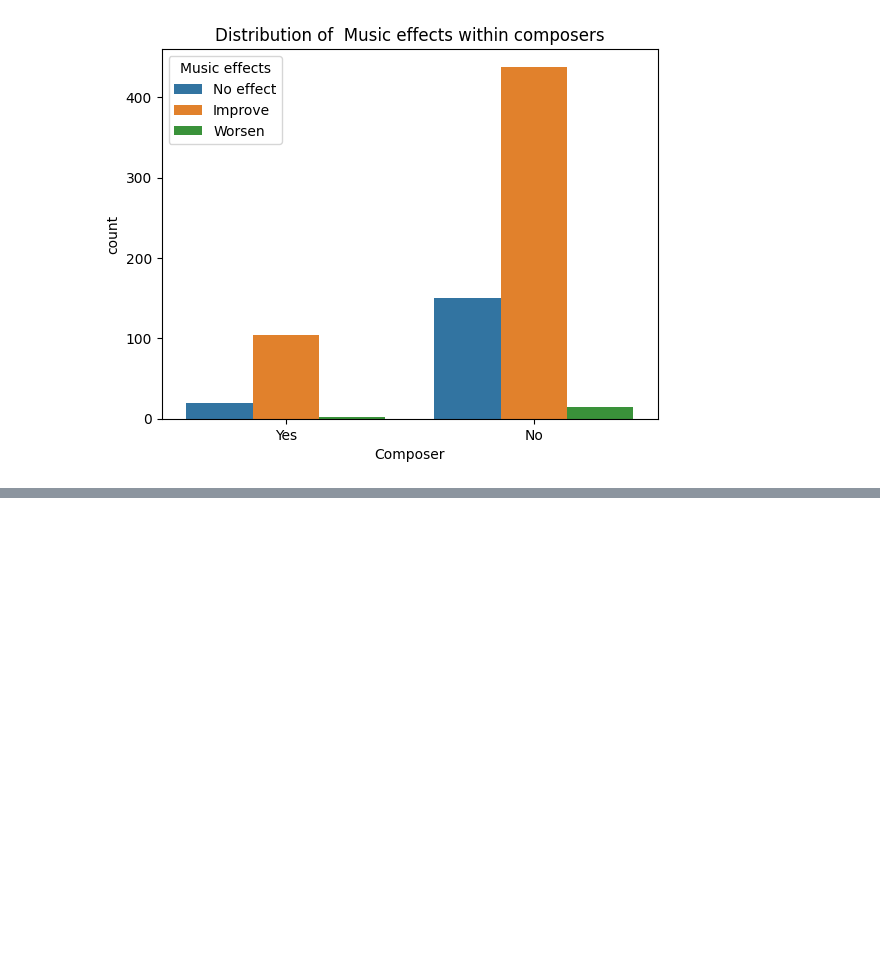
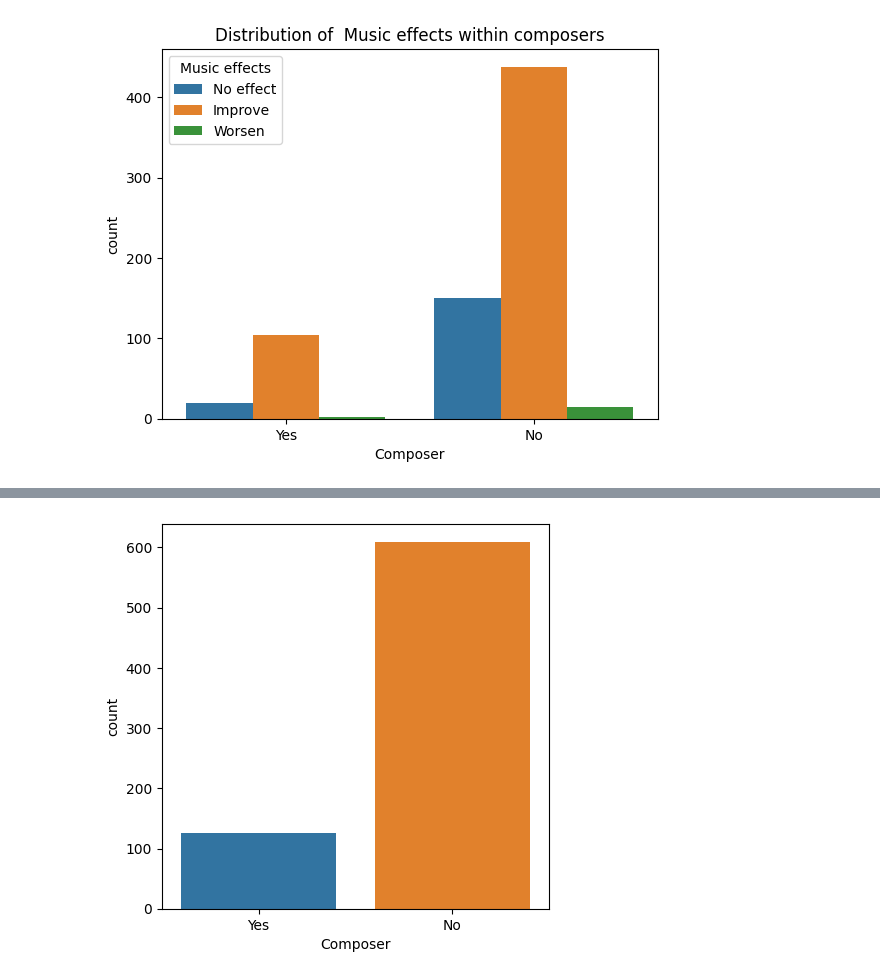
Before and after one commit to dikshaaswal/Kaggle, a Jupyter notebook: music-and-mental-health-analysis.ipynb, the cells around one changed output, grey strips where cells are left out. Cells and saved outputs as stored; diff of their text form; code cells hidden in the pictures; blank space fills up the shorter version.

```diff
--- a/music-and-mental-health-analysis.ipynb
+++ b/music-and-mental-health-analysis.ipynb
@@ -276,0 +296,8 @@ plt.show()
+# %%
+# data['Composer']
+
+plt.figure(figsize=(5,5))
+sns.countplot(data=data, x='Composer')
+plt.show()
+# %% [output]
+[figure, added]
```
Also changed, not shown: parts of 14 cells of this notebook.
